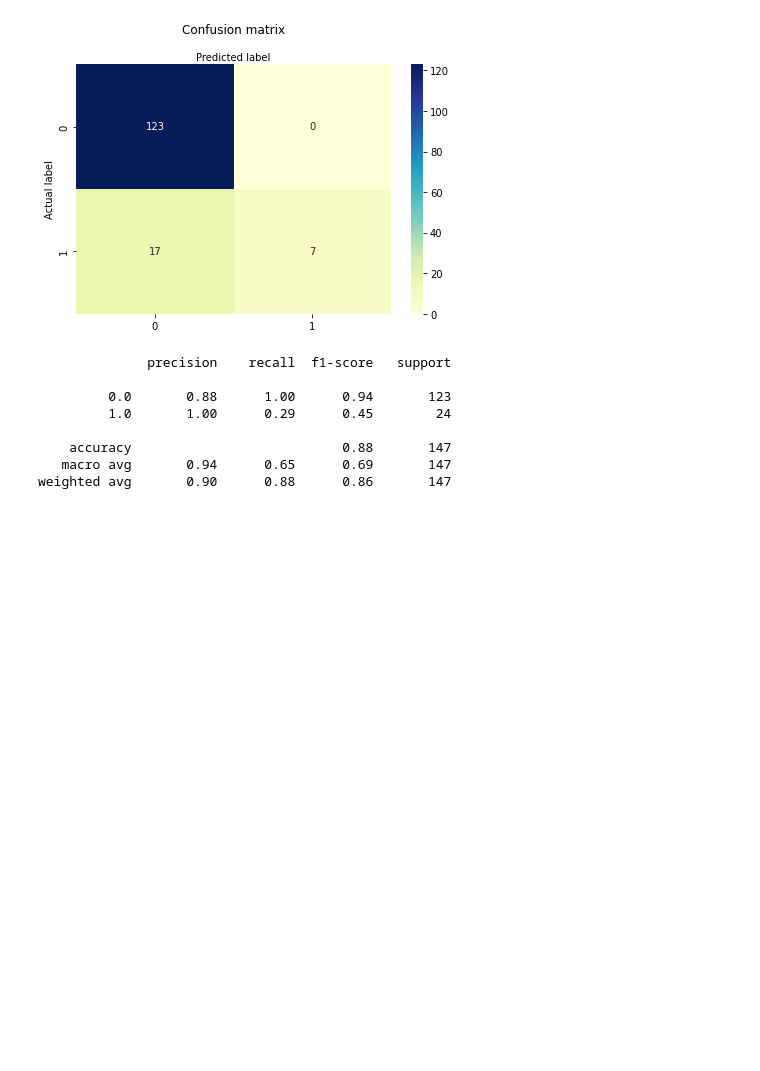
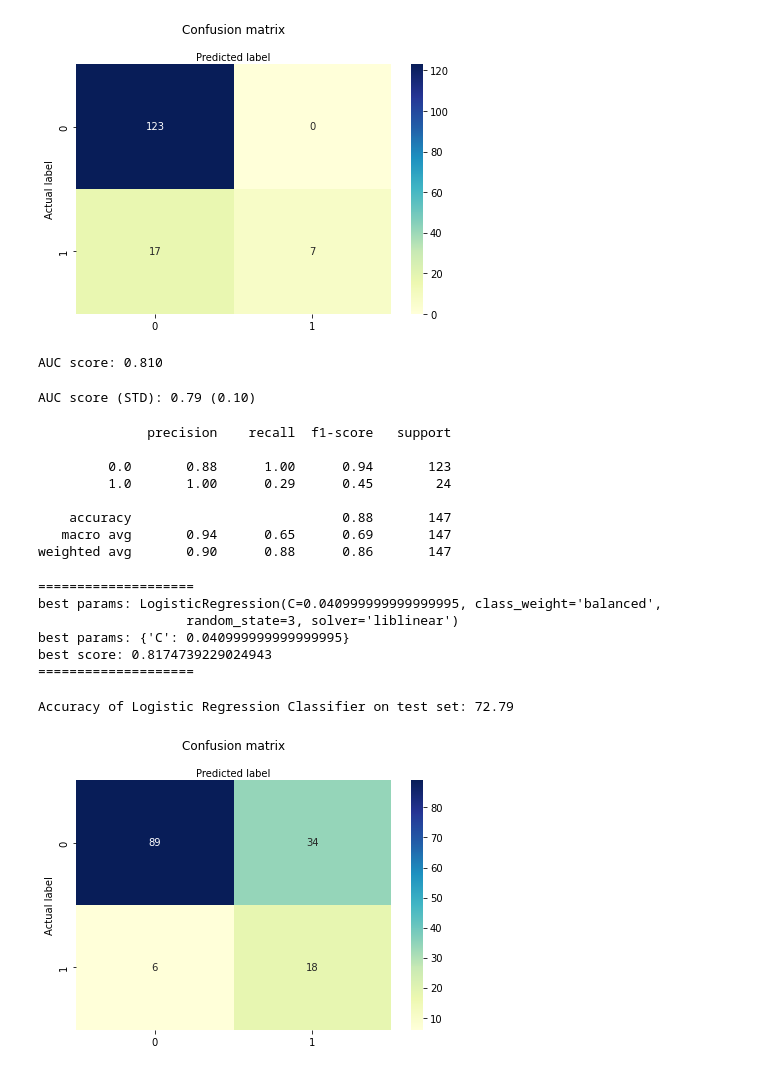
Before and after one commit to panuinth/churn-employee-prediction, a Jupyter notebook: predict-employee-churn.ipynb, the cells around one changed output. Saved outputs shown, nothing was run; the diff lists cells and outputs as text; code cells hidden in the pictures; blank space fills up the shorter version.

```diff
--- a/predict-employee-churn.ipynb
+++ b/predict-employee-churn.ipynb
@@ -244,6 +244,30 @@ print('Accuracy of RandomForest Regression Classifier on test set: {:.2f}'.forma
 # %% [output]
 Accuracy of RandomForest Regression Classifier on test set: 88.44
 [figure]
+# %%
+# Finding AUC score
+rf_opt.fit(X_train, y_train) # fit optimised model to the training data
+probs = rf_opt.predict_proba(X_test) # predict probabilities
+probs = probs[:, 1] # we will only keep probabilities associated with the employee leaving
+rf_opt_roc_auc = roc_auc_score(y_test, probs) # calculate AUC score using test dataset
+print('AUC score: %.3f' % rf_opt_roc_auc)
+# %% [output]
+AUC score: 0.810
+# %%
+# Let's use logistic regression model to compare the model performance
+from sklearn import model_selection
+from sklearn.linear_model import LogisticRegression
+
+kfold = model_selection.KFold(n_splits=10, random_state=None)
+modelCV = LogisticRegression(solver='liblinear',
+                             class_weight="balanced",
+                             random_state=None)
+scoring = 'roc_auc'
+results = model_selection.cross_val_score(
+    modelCV, X_train, y_train, cv=kfold, scoring=scoring)
+print("AUC score (STD): %.2f (%.2f)" % (results.mean(), results.std()))
+# %% [output]
+AUC score (STD): 0.79 (0.10)
 # %%
 # Classification report for the optimised RF Regression
 rf_opt.fit(X_train, y_train)
@@ -257,4 +281,49 @@ print(classification_report(y_test, rf_opt.predict(X_test)))
     accuracy                           0.88       147
    macro avg       0.94      0.65      0.69       147
 weighted avg       0.90      0.88      0.86       147
+# %%
+param_grid = {'C': np.arange(1e-03, 2, 0.01)} # hyper-parameter list to fine-tune
+log_gs = GridSearchCV(LogisticRegression(solver='liblinear', # setting GridSearchCV
+                                         class_weight="balanced",
+                                         random_state=3),
+                                         return_train_score=True,
+                                         param_grid=param_grid,
+                                         scoring='roc_auc',
+                                         cv=10)
+
+log_grid = log_gs.fit(X_train, y_train)
+log_opt = log_grid.best_estimator_
+results = log_gs.cv_results_
+
+print('='*20)
+print("best params: " + str(log_gs.best_estimator_))
+print("best params: " + str(log_gs.best_params_))
+print('best score:', log_gs.best_score_)
+print('='*20)
+# %% [output]
+====================
+best params: LogisticRegression(C=0.040999999999999995, class_weight='balanced',
+                   random_state=3, solver='liblinear')
+best params: {'C': 0.040999999999999995}
+best score: 0.8174739229024943
+====================
+# %%
+## Confusion Matrix
+cnf_matrix = metrics.confusion_matrix(y_test, log_opt.predict(X_test))
+class_names=[0,1] # name  of classes
+fig, ax = plt.subplots()
+tick_marks = np.arange(len(class_names))
+plt.xticks(tick_marks, class_names)
+plt.yticks(tick_marks, class_names)
+# create heatmap
+sns.heatmap(pd.DataFrame(cnf_matrix), annot=True, cmap="YlGnBu" ,fmt='g')
+ax.xaxis.set_label_position("top")
+plt.tight_layout()
+plt.title('Confusion matrix', y=1.1)
+plt.ylabel('Actual label')
+plt.xlabel('Predicted label')
+print('Accuracy of Logistic Regression Classifier on test set: {:.2f}'.format(log_opt.score(X_test, y_test)*100))
+# %% [output]
+Accuracy of Logistic Regression Classifier on test set: 72.79
+[figure, added]
 # %%
```
Also changed, not shown: parts of 3 cells of this notebook.
